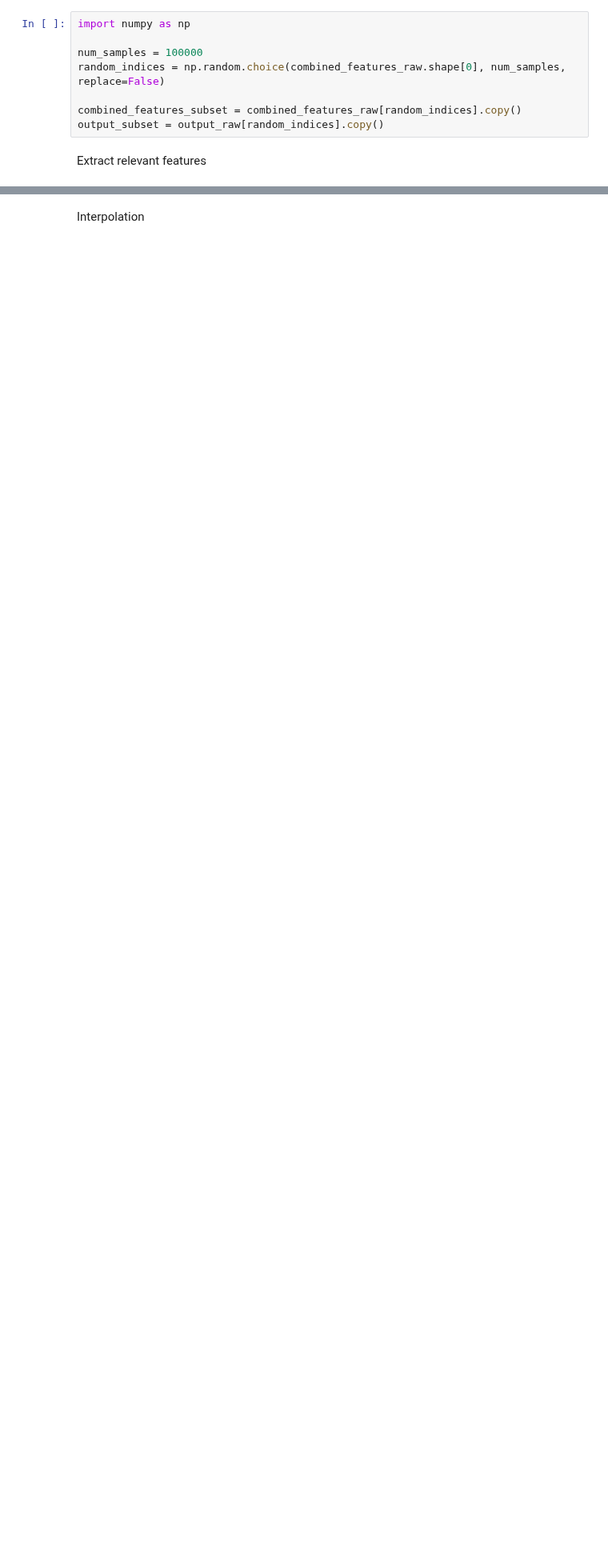
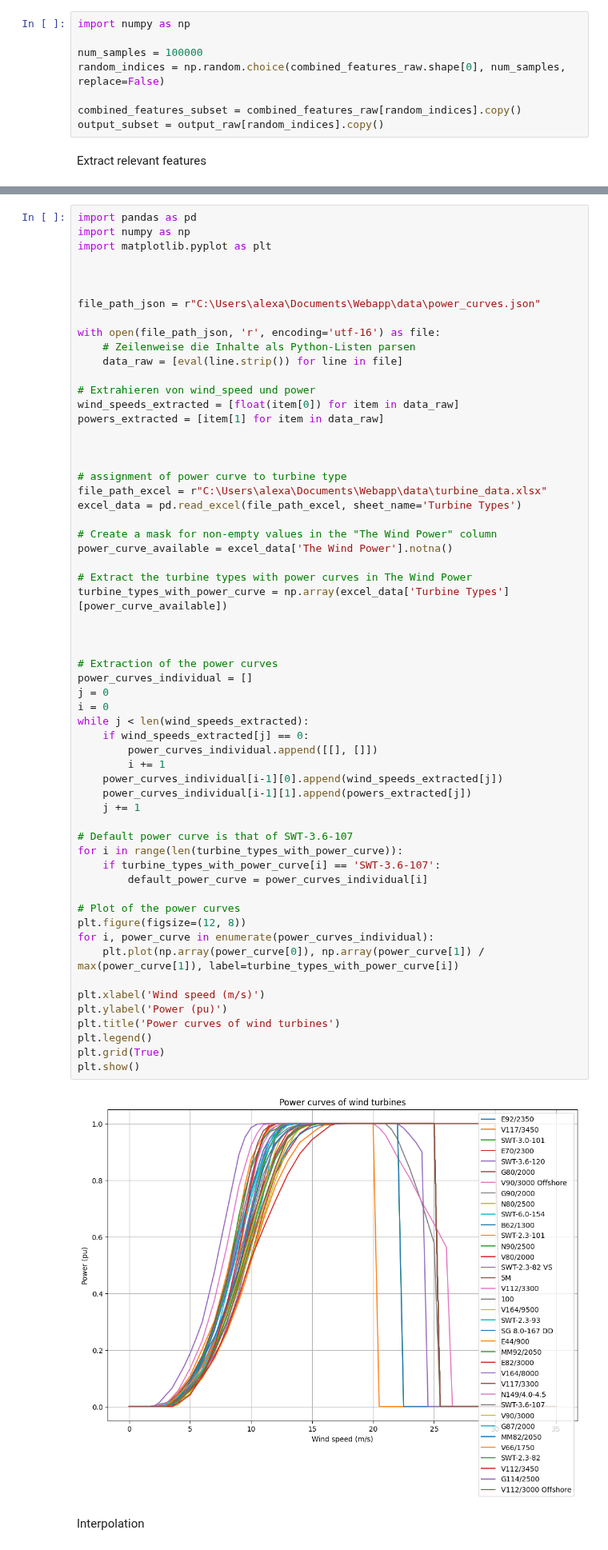
Before and after one commit to el-gif/Webapp, a Jupyter notebook: Benchmarking power curve.ipynb, the cells around one changed output, grey strips where cells are left out. Shown at 80% size. Cells and saved outputs as stored; diff of their text form; blank space fills up the shorter version.

```diff
--- a/Benchmarking power curve.ipynb
+++ b/Benchmarking power curve.ipynb
@@ -145,2 +114,63 @@ plt.show()
+# %%
+import pandas as pd
+import numpy as np
+import matplotlib.pyplot as plt
+
+
+
+file_path_json = r"C:\Users\alexa\Documents\Webapp\data\power_curves.json"
+
+with open(file_path_json, 'r', encoding='utf-16') as file:
+    # Zeilenweise die Inhalte als Python-Listen parsen
+    data_raw = [eval(line.strip()) for line in file]
+
+# Extrahieren von wind_speed und power
+wind_speeds_extracted = [float(item[0]) for item in data_raw]
+powers_extracted = [item[1] for item in data_raw]
+
+
+
+# assignment of power curve to turbine type
+file_path_excel = r"C:\Users\alexa\Documents\Webapp\data\turbine_data.xlsx"
+excel_data = pd.read_excel(file_path_excel, sheet_name='Turbine Types')
+
+# Create a mask for non-empty values in the "The Wind Power" column
+power_curve_available = excel_data['The Wind Power'].notna()
+
+# Extract the turbine types with power curves in The Wind Power
+turbine_types_with_power_curve = np.array(excel_data['Turbine Types'][power_curve_available])
+
+
+
+# Extraction of the power curves
+power_curves_individual = []
+j = 0
+i = 0
+while j < len(wind_speeds_extracted):
+    if wind_speeds_extracted[j] == 0:
+        power_curves_individual.append([[], []])
+        i += 1
+    power_curves_individual[i-1][0].append(wind_speeds_extracted[j])
+    power_curves_individual[i-1][1].append(powers_extracted[j])
+    j += 1
+
+# Default power curve is that of SWT-3.6-107
+for i in range(len(turbine_types_with_power_curve)):
+    if turbine_types_with_power_curve[i] == 'SWT-3.6-107':
+        default_power_curve = power_curves_individual[i]
+
+# Plot of the power curves
+plt.figure(figsize=(12, 8))
+for i, power_curve in enumerate(power_curves_individual):
+    plt.plot(np.array(power_curve[0]), np.array(power_curve[1]) / max(power_curve[1]), label=turbine_types_with_power_curve[i])
+
+plt.xlabel('Wind speed (m/s)')
+plt.ylabel('Power (pu)')
+plt.title('Power curves of wind turbines')
+plt.legend()
+plt.grid(True)
+plt.show()
+# %% [output]
+[figure, added]
 # %% [markdown]
 Interpolation
```
Also changed, not shown: parts of 32 cells of this notebook, 2 other files.
